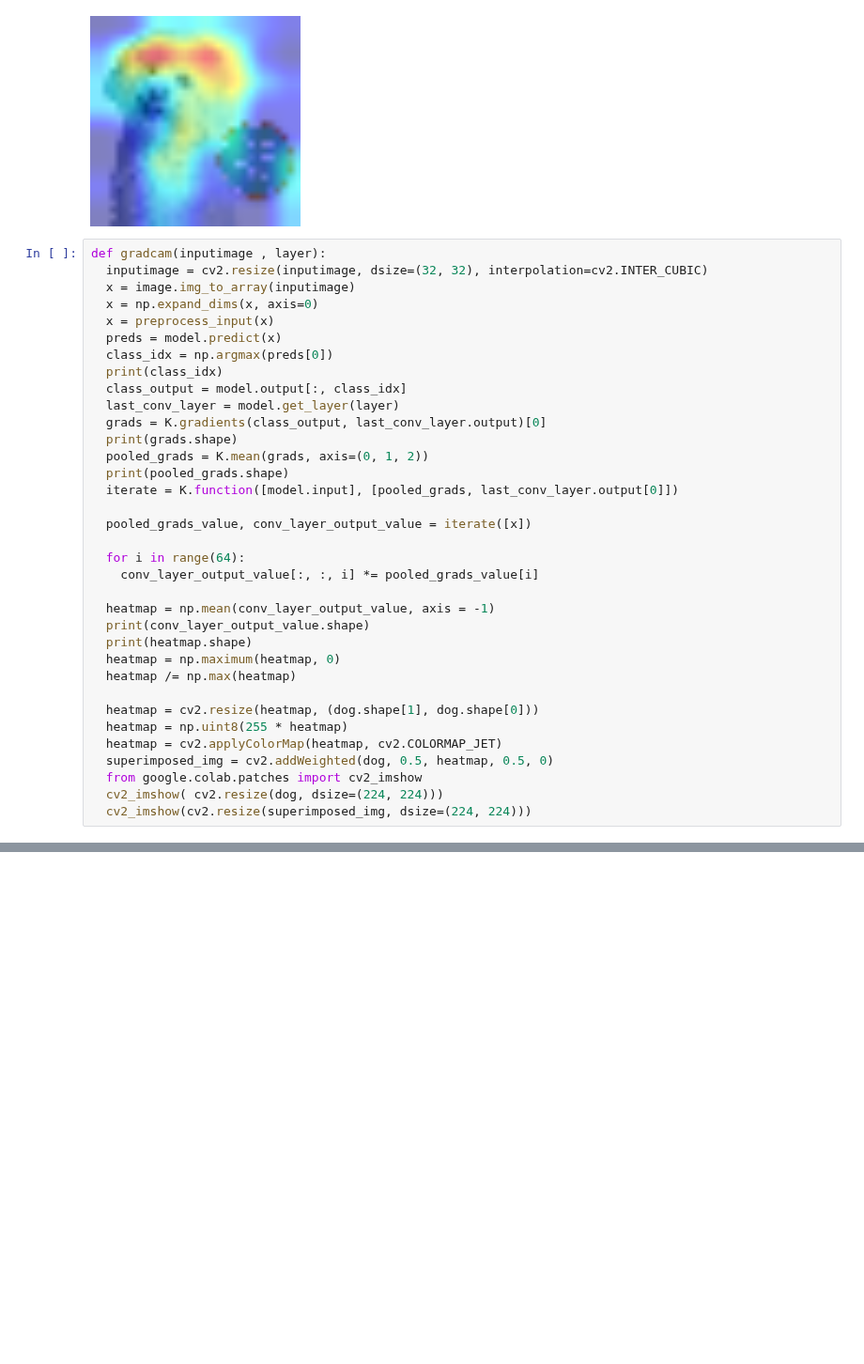
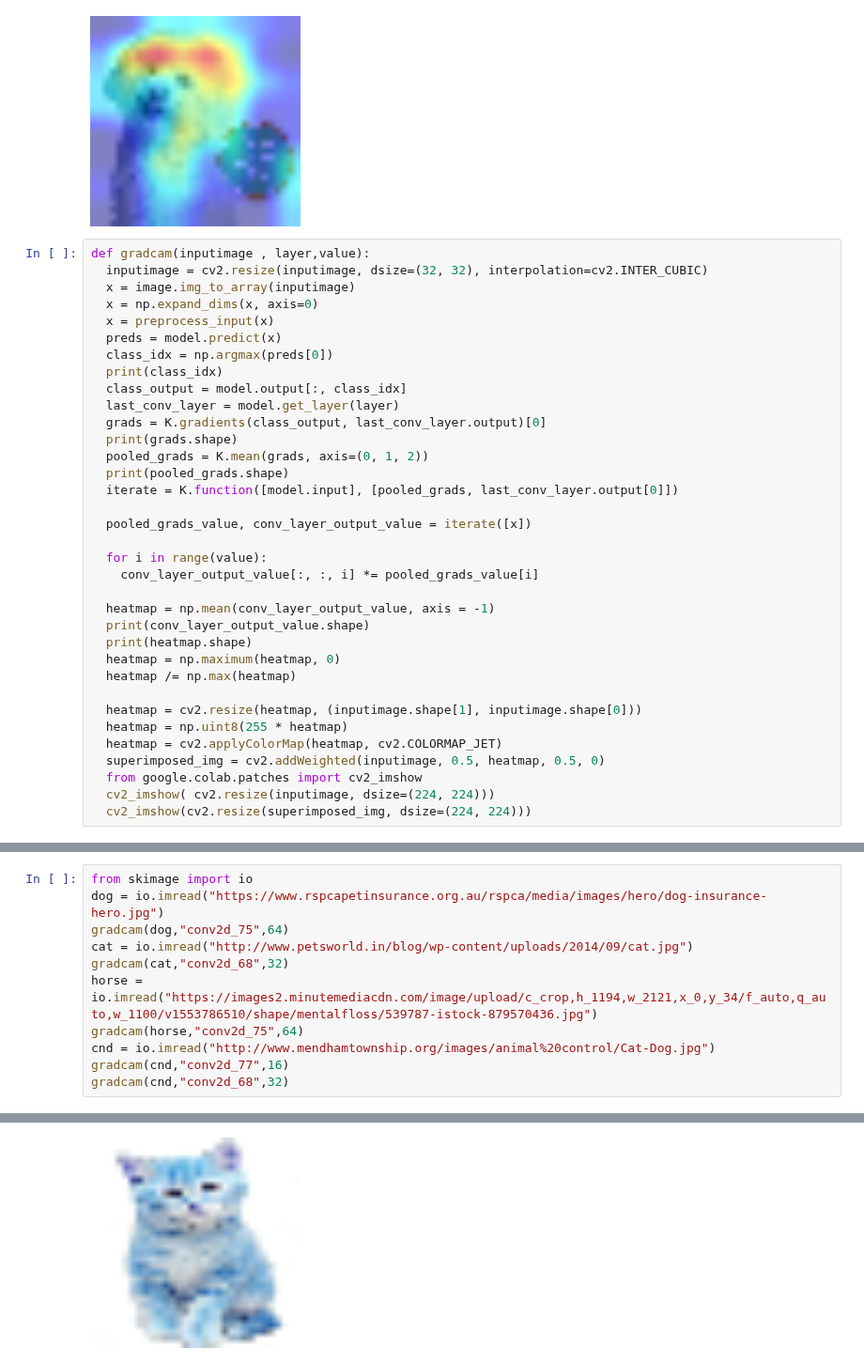
Before and after one commit to csharpshooter/EIP, a Jupyter notebook: A4/Assignment4/Assignment4b.ipynb, the cells around one changed output, grey strips where cells are left out. Shown at 94% size. Drawn from its saved outputs; the diff is of its cells as text; blank space fills up the shorter version.

Commit message:
updated gradcam output images

```diff
--- a/A4/Assignment4/Assignment4b.ipynb
+++ b/A4/Assignment4/Assignment4b.ipynb
@@ -566,7 +566,7 @@ cv2_imshow(cv2.resize(superimposed_img, dsize=(224, 224)))
 [figure]
 [figure]
 # %%
-def gradcam(inputimage , layer):
+def gradcam(inputimage , layer,value):
   inputimage = cv2.resize(inputimage, dsize=(32, 32), interpolation=cv2.INTER_CUBIC)
   x = image.img_to_array(inputimage)
   x = np.expand_dims(x, axis=0)
@@ -584,7 +584,7 @@ def gradcam(inputimage , layer):
 
   pooled_grads_value, conv_layer_output_value = iterate([x])
 
-  for i in range(64):
+  for i in range(value):
     conv_layer_output_value[:, :, i] *= pooled_grads_value[i]
 
   heatmap = np.mean(conv_layer_output_value, axis = -1)
@@ -593,10 +593,10 @@ def gradcam(inputimage , layer):
   heatmap = np.maximum(heatmap, 0)
   heatmap /= np.max(heatmap)
 
-  heatmap = cv2.resize(heatmap, (dog.shape[1], dog.shape[0]))
+  heatmap = cv2.resize(heatmap, (inputimage.shape[1], inputimage.shape[0]))
   heatmap = np.uint8(255 * heatmap)
   heatmap = cv2.applyColorMap(heatmap, cv2.COLORMAP_JET)
-  superimposed_img = cv2.addWeighted(dog, 0.5, heatmap, 0.5, 0)
+  superimposed_img = cv2.addWeighted(inputimage, 0.5, heatmap, 0.5, 0)
   from google.colab.patches import cv2_imshow
-  cv2_imshow( cv2.resize(dog, dsize=(224, 224)))
+  cv2_imshow( cv2.resize(inputimage, dsize=(224, 224)))
   cv2_imshow(cv2.resize(superimposed_img, dsize=(224, 224)))
@@ -614,0 +603,12 @@ gradcam(dog,"conv2d_75")
+# %%
+from skimage import io
+dog = io.imread("https://www.rspcapetinsurance.org.au/rspca/media/images/hero/dog-insurance-hero.jpg")
+gradcam(dog,"conv2d_75",64)
+cat = io.imread("http://www.petsworld.in/blog/wp-content/uploads/2014/09/cat.jpg")
+gradcam(cat,"conv2d_68",32)
+horse = io.imread("https://images2.minutemediacdn.com/image/upload/c_crop,h_1194,w_2121,x_0,y_34/f_auto,q_auto,w_1100/v1553786510/shape/mentalfloss/539787-istock-879570436.jpg")
+gradcam(horse,"conv2d_75",64)
+cnd = io.imread("http://www.mendhamtownship.org/images/animal%20control/Cat-Dog.jpg")
+gradcam(cnd,"conv2d_77",16)
+gradcam(cnd,"conv2d_68",32)
+# %% [output]
@@ -614,0 +627 @@ gradcam(dog,"conv2d_75")
+[figure, added]
```
Also changed, not shown: parts of 2 cells of this notebook.
